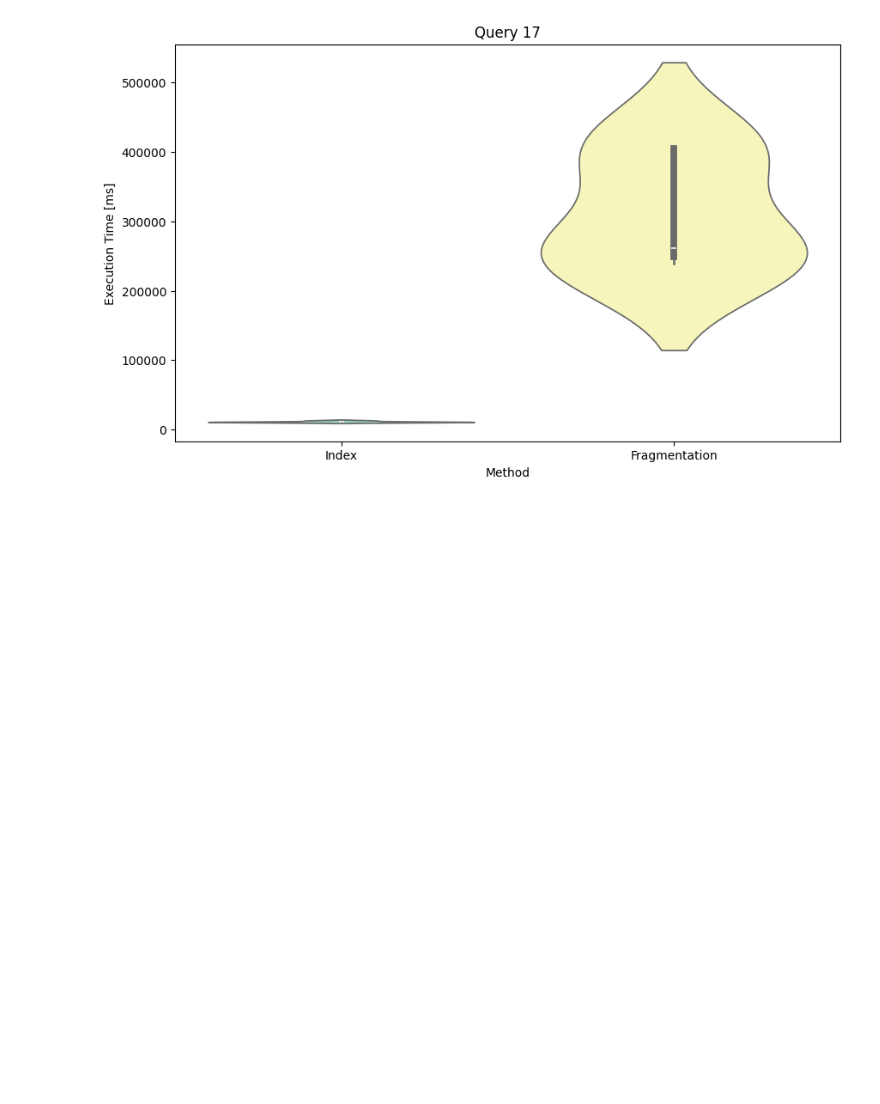
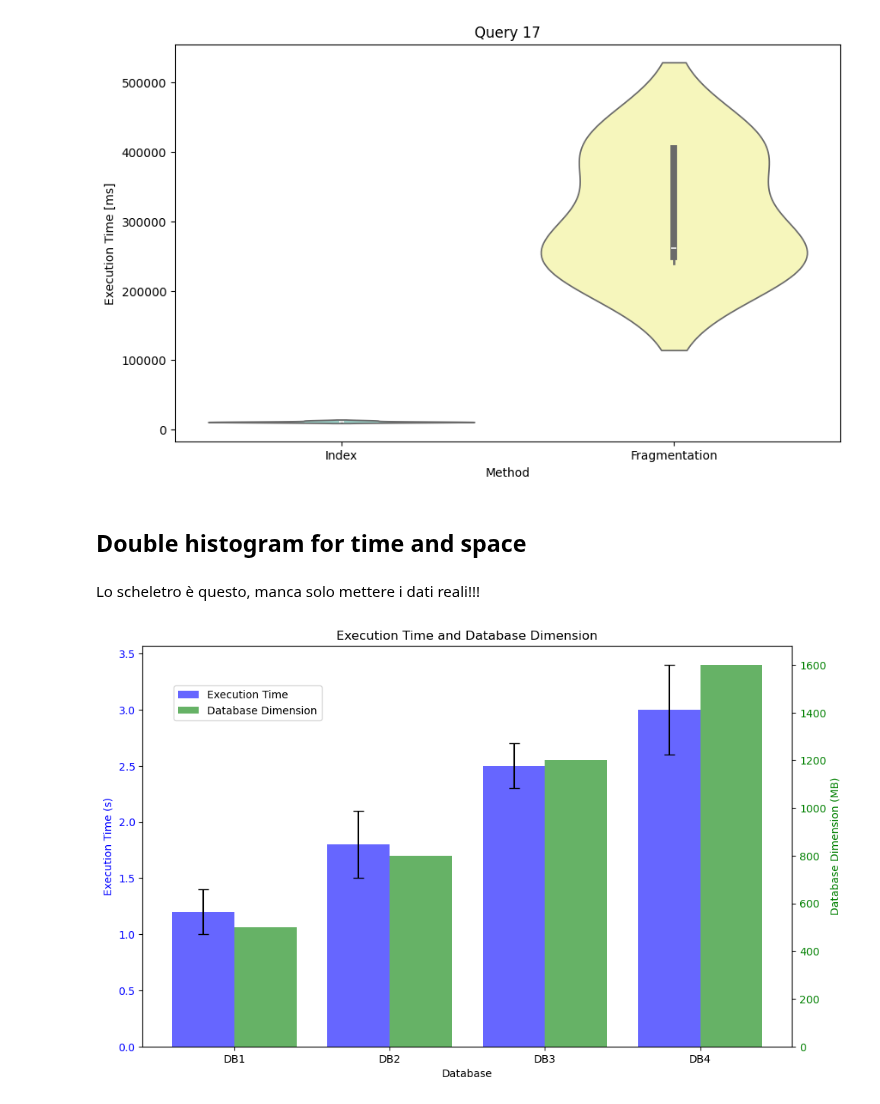
Before and after one commit to ValentinisAlessio/DM_Final_Project, a Jupyter notebook: plots.ipynb, the cells around one changed output. Drawn from its saved outputs; the diff is of its cells as text; code cells hidden in the pictures; blank space fills up the shorter version.

Commit message:
Comparative plot

```diff
--- a/plots.ipynb
+++ b/plots.ipynb
@@ -227,3 +227,44 @@ plt.ylabel('Execution Time [ms]')
 plt.show()
 # %% [output]
 [figure]
+# %% [markdown]
+## Double histogram for time and space
+# %% [markdown]
+Lo scheletro è questo, manca solo mettere i dati reali!!!
+# %%
+import matplotlib.pyplot as plt
+import numpy as np
+
+# Example data
+x_labels = ['DB1', 'DB2', 'DB3', 'DB4']
+execution_time = [1.2, 1.8, 2.5, 3.0]
+confidence_intervals = [0.2, 0.3, 0.2, 0.4]
+db_dimensions = [500, 800, 1200, 1600]
+
+# Positions for bars
+x = np.arange(len(x_labels))
+
+# Plot execution time with error bars
+fig, ax1 = plt.subplots(figsize=(10, 6))
+
+ax1.bar(x - 0.2, execution_time, width=0.4, yerr=confidence_intervals, capsize=5, color='b', alpha=0.6, label='Execution Time')
+ax1.set_xlabel('Database')
+ax1.set_ylabel('Execution Time (s)', color='b')
+ax1.set_xticks(x)
+ax1.set_xticklabels(x_labels)
+ax1.tick_params(axis='y', labelcolor='b')
+
+# Plot database dimensions on the same x-axis
+ax2 = ax1.twinx()
+ax2.bar(x + 0.2, db_dimensions, width=0.4, color='g', alpha=0.6, label='Database Dimension')
+ax2.set_ylabel('Database Dimension (MB)', color='g')
+ax2.tick_params(axis='y', labelcolor='g')
+
+# Add a legend
+fig.tight_layout()
+fig.legend(loc='upper left', bbox_to_anchor=(0.1, 0.9))
+
+plt.title('Execution Time and Database Dimension')
+plt.show()
+# %% [output]
+[figure, added]
```
